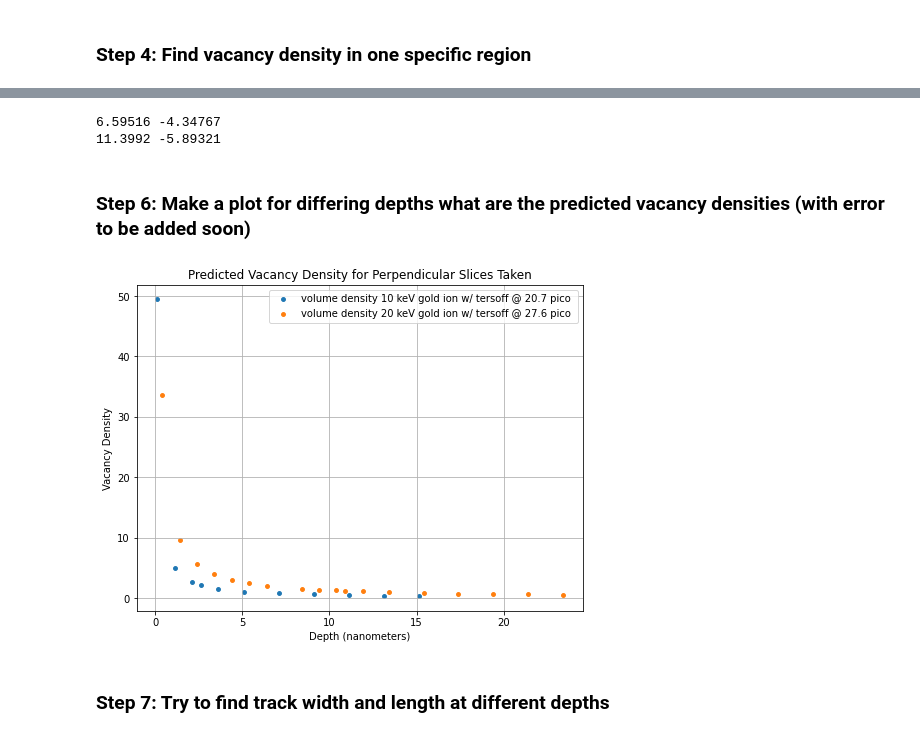
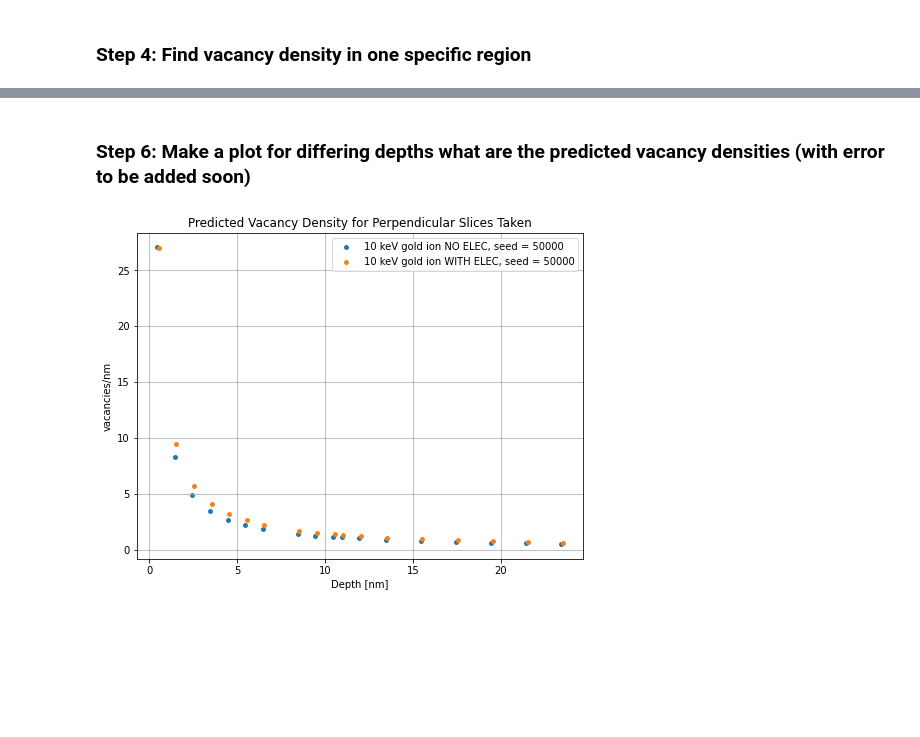
Before and after one commit to katieream/allmywork, a Jupyter notebook: paleodetector/md_vacancies.ipynb, the cells around one changed output, grey strips where cells are left out. Drawn from its saved outputs; the diff is of its cells as text; code cells hidden in the pictures; blank space fills up the shorter version.

```diff
--- a/paleodetector/md_vacancies.ipynb
+++ b/paleodetector/md_vacancies.ipynb
@@ -302,34 +259,48 @@ vacancy density in tersoff sample at depth 9.98838 angstroms after 20.7 picoseco
-# %%
-print(x_start3, x_end3)
-print(y_start4, y_end4)
-# %% [output]
-6.59516 -4.34767
-11.3992 -5.89321
 # %% [markdown]
 ### Step 6: Make a plot for differing depths what are the predicted vacancy densities (with error to be added soon)
 # %%
 x_end_options = [.5, 1.0, 1.5, 2.0, 2.5, 3.0, 3.5, 4.0, 5.0, 6.0]
-y_end_options1 = [-12, -10, -8, -6, -4, -2, -0.5, 0.5, 1.0, 2.0, 3.0]
-y_end_options2 = [-12, -10, -8, -6, -4, -2, -0.5, 0.5, 1.0, 2.0, 3.0, 5.0, 6.0, 7.0, 8.0, 9.0, 10.0, 11.0]
+y_end_options = [-12, -10, -8, -6, -4, -2, -0.5, 0.5, 1.0, 2.0, 3.0, 5.0, 6.0, 7.0, 8.0, 9.0, 10.0, 11.0]
+z_end_options = [-10, -8, -6, -4, -2, -0.5, 0.5, 1.0, 2.0, 2.5, 2.75, 3.0]
 
-result1 = [vacancy_vs_depth(data_input1, x_start1, x_end, y_len1, z_len1) for x_end in x_end_options]
-result2 = [vacancy_vs_depth(data_input2, x_start2, x_end, y_len2, z_len2) for x_end in x_end_options]
-result3 = [vacancy_vs_depth(data_input3, y_start3, y, x_len3, z_len3) for y in y_end_options1]
-result4 = [vacancy_vs_depth(data_input4, y_start4, y, x_len4, z_len4) for y in y_end_options2]
+result1 = [vacancy_vs_depth(data_input1, y_start1, y, x_len1, z_len1) for y in y_end_options]
+result2 = [vacancy_vs_depth(data_input2, y_start2, y, x_len2, z_len2) for y in y_end_options]
+result3 = [vacancy_vs_depth(data_input3, y_start3, y, x_len3, z_len3) for y in y_end_options]
+result4 = [vacancy_vs_depth(data_input4, y_start4, y, x_len4, z_len4) for y in y_end_options]
+result5 = [vacancy_vs_depth(data_input5, y_start5, y, x_len5, z_len5) for y in y_end_options]
+
+result_elec_1 = [vacancy_vs_depth(data_elec_input1, y_start_elec_1, y, x_len_elec_1, z_len_elec_1) for y in y_end_options]
+result_elec_2 = [vacancy_vs_depth(data_elec_input2, y_start_elec_2, y, x_len_elec_2, z_len_elec_2) for y in y_end_options]
+result_elec_3 = [vacancy_vs_depth(data_elec_input3, y_start_elec_3, y, x_len_elec_3, z_len_elec_3) for y in y_end_options]
+result_elec_4 = [vacancy_vs_depth(data_elec_input4, y_start_elec_4, y, x_len_elec_4, z_len_elec_4) for y in y_end_options]
+result_elec_5 = [vacancy_vs_depth(data_elec_input5, y_start_elec_5, y, x_len_elec_5, z_len_elec_5) for y in y_end_options]
 # %%
 plt.figure(figsize=(8, 6))
-y_values3, y_values4 = [y_start3 - y for y in y_end_options1], [y_start4 - y for y in y_end_options2]
 
-#plt.scatter(x_values1, result1, label = f'gold with thermal @ 60 pico', s = 15)
-#plt.scatter(x_values3, result3, label = '10 keV gold ion w/ tersoff @ 20.7 pico', s = 15)
-plt.scatter(y_values3, result3, label = 'volume density 10 keV gold ion w/ tersoff @ 20.7 pico ', s = 15)
-plt.scatter(y_values4, result4, label = 'volume density 20 keV gold ion w/ tersoff @ 27.6 pico ', s = 15)
+y_values1, y_values2 = [y_start1 - y for y in y_end_options], [y_start2 - y for y in y_end_options]
+y_values3, y_values4, y_values5 = [y_start3 - y for y in y_end_options], [y_start4 - y for y in y_end_options], [y_start5 - y for y in y_end_options]
+y_values_elec_1, y_values_elec_2 = [y_start_elec_1 - y for y in y_end_options], [y_start_elec_2 - y for y in y_end_options]
+y_values_elec_3, y_values_elec_4, y_values_elec_5 = [y_start_elec_3 - y for y in y_end_options], [y_start_elec_4 - y for y in y_end_options], [y_start_elec_5 - y for y in y_end_options]
+
+# plt.scatter(y_values1, result1, label = f'10 keV gold ion NO ELEC, seed = {seeds[0]}', s = 15)
+# plt.scatter(y_values_elec_1, result_elec_1, label = f'10 keV gold ion WITH ELEC, seed = {seeds[0]}', s = 15)
+
+# plt.scatter(y_values2, result2, label = f'10 keV gold ion NO ELEC, seed = {seeds[1]}', s = 15)
+# plt.scatter(y_values_elec_2, result_elec_2, label = f'10 keV gold ion WITH ELEC, seed = {seeds[1]}', s = 15)
+
+# plt.scatter(y_values3, result3, label = f'10 keV gold ion NO ELEC, seed = {seeds[2]}', s = 15)
+# plt.scatter(y_values_elec_3, result_elec_3, label = f'10 keV gold ion WITH ELEC, seed = {seeds[2]}', s = 15)
+
+# plt.scatter(y_values4, result4, label = f'10 keV gold ion NO ELEC, seed = {seeds[3]}', s = 15)
+# plt.scatter(y_values_elec_4, result_elec_4, label = f'10 keV gold ion WITH ELEC, seed = {seeds[3]}', s = 15)
+
+#plt.scatter(y_values5, result5, label = f'10 keV gold ion WITH ELEC NO MIN, seed = {seeds[4]}', s = 15)
+#plt.scatter(y_values_elec_5, result_elec_5, label = f'10 keV gold ion WITH ELEC, seed = {seeds[4]}', s = 15)
+
 plt.title(f'Predicted Vacancy Density for Perpendicular Slices Taken')
-plt.xlabel('Depth (nanometers)')
-plt.ylabel('Vacancy Density')
+plt.xlabel('Depth [nm]')
+plt.ylabel('vacancies/nm')
 plt.legend(loc = 'best')
 plt.grid(True)
 # %% [output]
-[figure, old version]
+[figure, new version]
-# %% [markdown]
-### Step 7: Try to find track width and length at different depths
```
Also changed, not shown: parts of 28 cells of this notebook.
